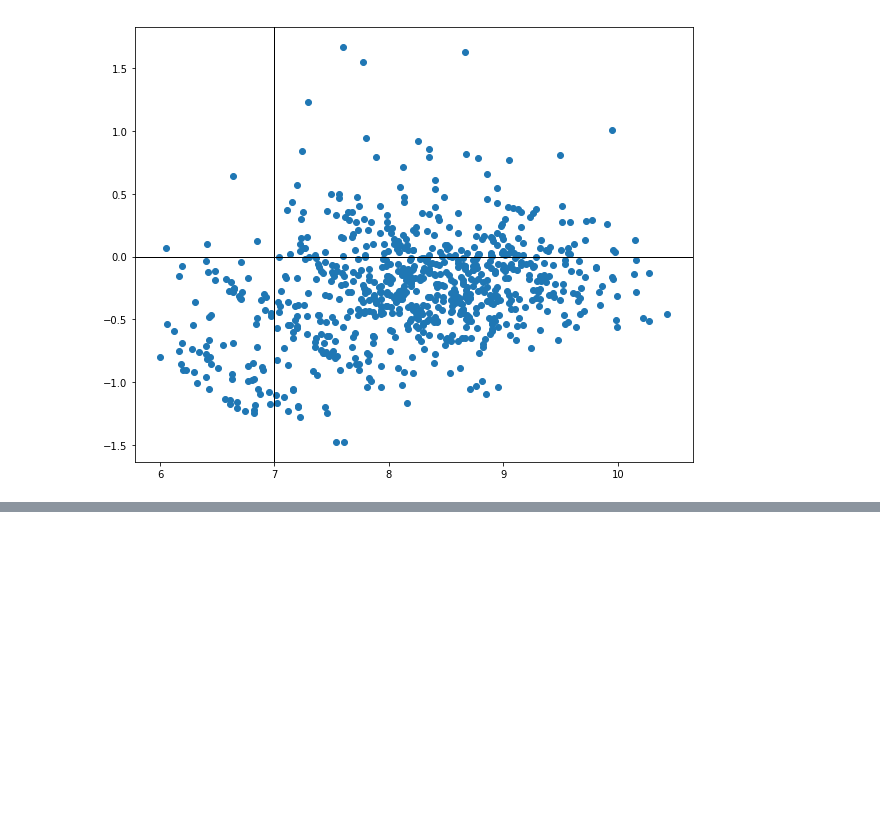
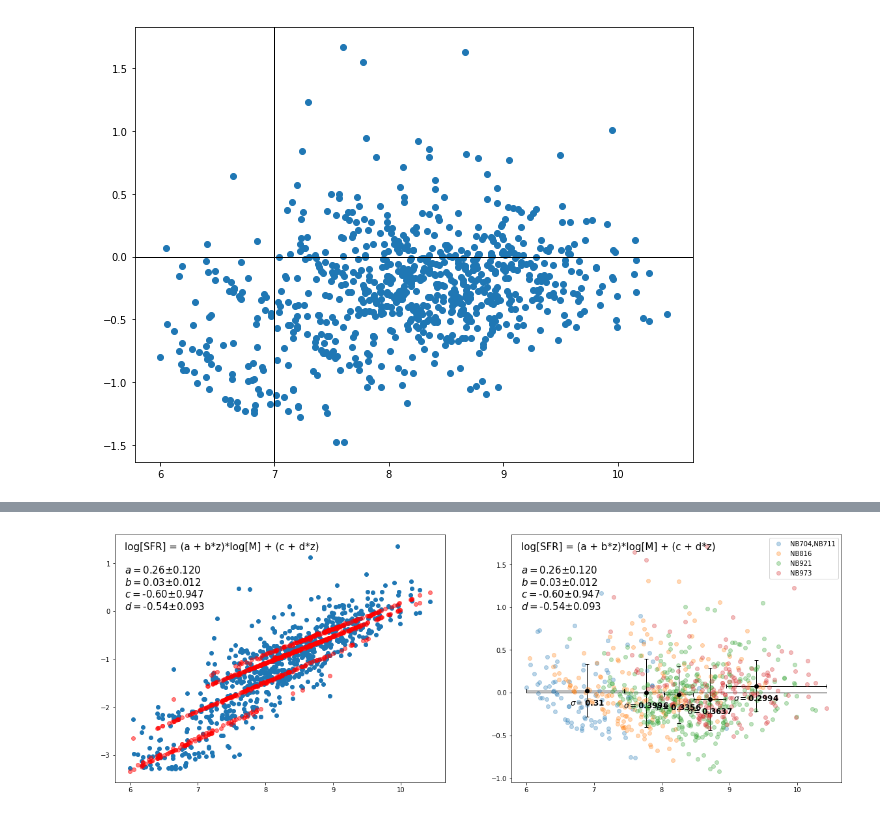
Before and after one commit to kaitshin/LowM_MainSequence, a Jupyter notebook: redshift_dependency_above_6Msun.ipynb, the cells around one changed output, grey strips where cells are left out. Cells and saved outputs as stored; diff of their text form; code cells hidden in the pictures; blank space fills up the shorter version.

Commit message:
used functional form from iyer to extrapolate and fit our sample

```diff
--- a/redshift_dependency_above_6Msun.ipynb
+++ b/redshift_dependency_above_6Msun.ipynb
@@ -1298,0 +1307,9 @@ plt.gcf().set_size_inches(10,8)
+# %%
+iyer18eqn = 'log[SFR] = (a + b*z)*log[M] + (c + d*z)'
+def iyer18func(data, a, b, c, d):
+    '''(0.8 - 0.017*cosmo.age(z).value)*log_m + (-6.487 + 0.039*cosmo.age(z).value)'''
+    m = data[:,0]
+    z = data[:,1]
+    return (a + b*cosmo.age(z).value)*m + (c + d*cosmo.age(z).value)
+
+iyerparams, iyerpcov = optimize.curve_fit(iyer18func, data00, sfrs00)
@@ -1298,0 +1325,80 @@ plt.gcf().set_size_inches(10,8)
+# %%
+f, axarr = plt.subplots(1,2)
+ax = axarr[0]
+ax.plot(smass0, sfrs00, 'o')
+ax.plot(smass0, iyer18func(data00, *iyerparams), 'ro', alpha=0.5)
+ax.text(0.03,0.97,iyer18eqn+
+            '\n\n'+r'$a=$'+'{:.2f}'.format(iyerparams[0])+r'$\pm$'+'{:.3f}'.format(np.sqrt(np.diag(iyerpcov))[0])+
+            '\n'+r'$b=$'+'{:.2f}'.format(iyerparams[1])+r'$\pm$'+'{:.3f}'.format(np.sqrt(np.diag(iyerpcov))[1])+
+            '\n'+r'$c=$'+'{:.2f}'.format(iyerparams[2])+r'$\pm$'+'{:.3f}'.format(np.sqrt(np.diag(iyerpcov))[2])+
+            '\n'+r'$d=$'+'{:.2f}'.format(iyerparams[3])+r'$\pm$'+'{:.3f}'.format(np.sqrt(np.diag(iyerpcov))[3]),
+        transform=ax.transAxes,fontsize=15,ha='left',va='top')
+
+
+
+ax = axarr[1]
+# residuals
+# quintile bins
+perc20 = np.percentile(smass0, 20)
+index_0 = np.array([x for x in range(len(smass0)) if (smass0[x]>0 and smass0[x]<=perc20)])
+
+perc40 = np.percentile(smass0, 40)
+index_1 = np.array([x for x in range(len(smass0)) if (smass0[x]>perc20 and smass0[x]<=perc40)])
+
+perc60 = np.percentile(smass0, 60)
+index_2 = np.array([x for x in range(len(smass0)) if (smass0[x]>perc40 and smass0[x]<=perc60)])
+
+perc80 = np.percentile(smass0, 80)
+index_3 = np.array([x for x in range(len(smass0)) if (smass0[x]>perc60 and smass0[x]<=perc80)])
+
+perc100 = np.percentile(smass0, 100)
+index_4 = np.array([x for x in range(len(smass0)) if (smass0[x]>perc80 and smass0[x]<=perc100)])
+
+
+ax.plot(smass0, np.zeros(len(smass0)), 'k-')
+
+# fitting models and labeling subplots
+sfrs_plot = np.array([])
+iyerparams, iyerpcov = optimize.curve_fit(iyer18func, data00, sfrs00)
+iyerperr = np.sqrt(np.diag(iyerpcov))
+sfrs_plot = sfrs00 - iyer18func(data00, *iyerparams)
+ax.text(0.03,0.97,iyer18eqn+
+            '\n\n'+r'$a=$'+'{:.2f}'.format(iyerparams[0])+r'$\pm$'+'{:.3f}'.format(np.sqrt(np.diag(iyerpcov))[0])+
+            '\n'+r'$b=$'+'{:.2f}'.format(iyerparams[1])+r'$\pm$'+'{:.3f}'.format(np.sqrt(np.diag(iyerpcov))[1])+
+            '\n'+r'$c=$'+'{:.2f}'.format(iyerparams[2])+r'$\pm$'+'{:.3f}'.format(np.sqrt(np.diag(iyerpcov))[2])+
+            '\n'+r'$d=$'+'{:.2f}'.format(iyerparams[3])+r'$\pm$'+'{:.3f}'.format(np.sqrt(np.diag(iyerpcov))[3]),
+        transform=ax.transAxes,fontsize=15,ha='left',va='top')
+
+# plotting data, color-coded by filter
+for ff,cc,ll in zip(['NB7', 'NB816', 'NB921', 'NB973'], cwheel, ['NB704,NB711', 'NB816', 'NB921', 'NB973']):
+    filt_match = np.array([x for x in range(len(filts99)) if ff in filts99[x]])
+    ax.plot(smass0[filt_match], sfrs_plot[filt_match], 'o', color=cc, alpha=0.3, label=ll)
+
+ax.legend(loc='best')
+
+
+# getting residuals (annotated) for binned data
+# print 'sigma=',
+sigmalist=[]
+for bin_match in [index_0,index_1,index_2,index_3,index_4]:
+    mbin = np.mean(smass0[bin_match])
+    sfrbin = np.mean(sfrs_plot[bin_match])
+
+    ax.plot(mbin, sfrbin, 'ko')
+    xerr00=np.reshape([mbin - min(smass0[bin_match]),
+                       max(smass0[bin_match]) - mbin], (2,1))
+    ax.errorbar(mbin, sfrbin,
+                xerr=xerr00, yerr=np.std(sfrs_plot[bin_match]),
+                capsize=3, color='k')
+    ax.annotate(#r'$\mu=$'+str(np.round(np.mean(smass0[bin_match]), 4))+'\n'+
+                r'$\sigma=$'+str(np.round(np.std(sfrs_plot[bin_match]), 4)),
+                (mbin, sfrbin-0.2), va='bottom', ha='center', fontsize=12, color='k', fontweight='bold')
+#     print str(np.round(np.std(sfrs_plot[bin_match]), 4)), '\t',
+    sigmalist.append(str(np.round(np.std(sfrs_plot[bin_match]), 4)))
+
+print 'sigma =', sigmalist, '|| mean =', np.mean([float(x) for x in sigmalist])
+print '==='
+
+
+f.set_size_inches(20,7)
+# %% [output]
@@ -1298,0 +1407 @@ plt.gcf().set_size_inches(10,8)
+[figure, added]
```
Also changed, not shown: parts of 7 cells of this notebook.
